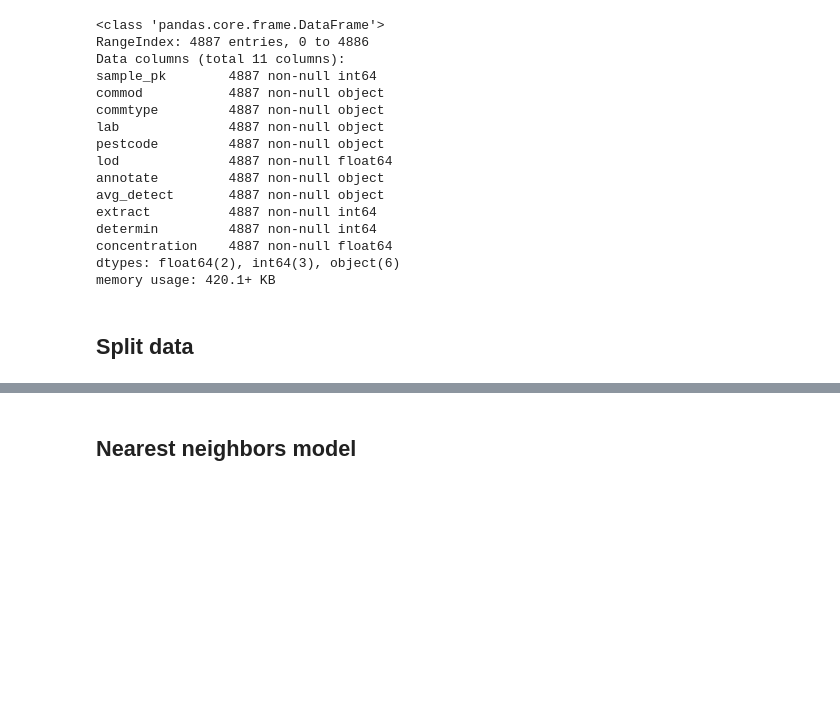
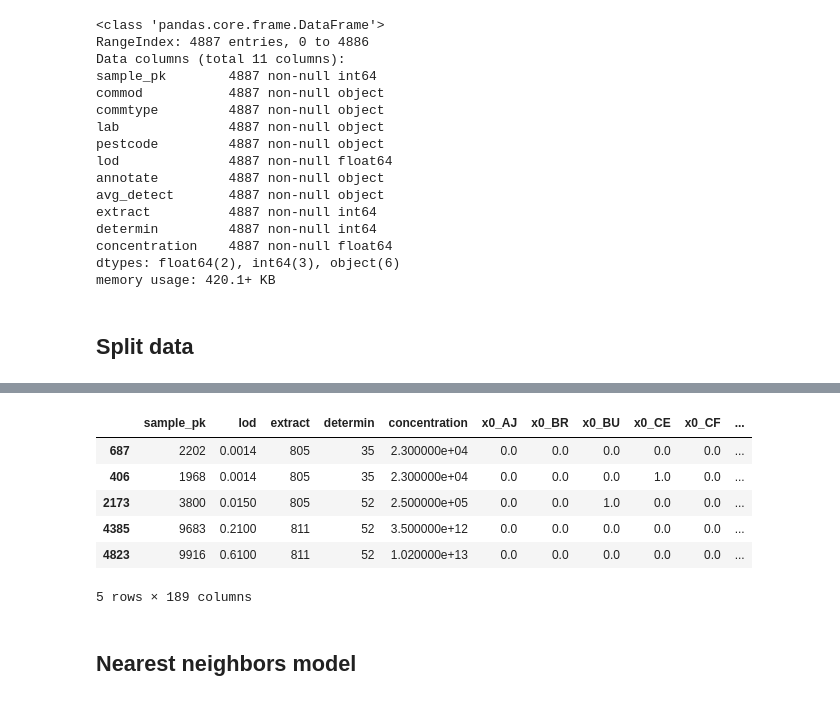
Before and after one commit to cenuno/dsc-3-final-project, a Jupyter notebook: one_hot_k_nearest.ipynb, the cells around one changed output, grey strips where cells are left out. Drawn from its saved outputs; the diff is of its cells as text; code cells hidden in the pictures; blank space fills up the shorter version.

```diff
--- a/one_hot_k_nearest.ipynb
+++ b/one_hot_k_nearest.ipynb
@@ -135,3 +143,15 @@ enc_X_train, enc_X_test, y_train, y_test = train_test_split(X, y, test_size = 0.
+# %%
+#Fill nans for modeling
+enc_X_test.fillna(0, inplace=True)
+enc_X_test.head()
+# %% [output]
+|  | sample_pk | lod | extract | determin | concentration | x0_AJ | x0_BR | x0_BU | x0_CE | x0_CF | ... |
+| 687 | 2202 | 0.0014 | 805 | 35 | 2.300000e+04 | 0.0 | 0.0 | 0.0 | 0.0 | 0.0 | ... |
+| 406 | 1968 | 0.0014 | 805 | 35 | 2.300000e+04 | 0.0 | 0.0 | 0.0 | 1.0 | 0.0 | ... |
+| 2173 | 3800 | 0.0150 | 805 | 52 | 2.500000e+05 | 0.0 | 0.0 | 1.0 | 0.0 | 0.0 | ... |
+| 4385 | 9683 | 0.2100 | 811 | 52 | 3.500000e+12 | 0.0 | 0.0 | 0.0 | 0.0 | 0.0 | ... |
+| 4823 | 9916 | 0.6100 | 811 | 52 | 1.020000e+13 | 0.0 | 0.0 | 0.0 | 0.0 | 0.0 | ... |
+5 rows × 189 columns
 # %% [markdown]
 ## Nearest neighbors model
 # %%
```
Also changed, not shown: parts of 19 cells of this notebook.
